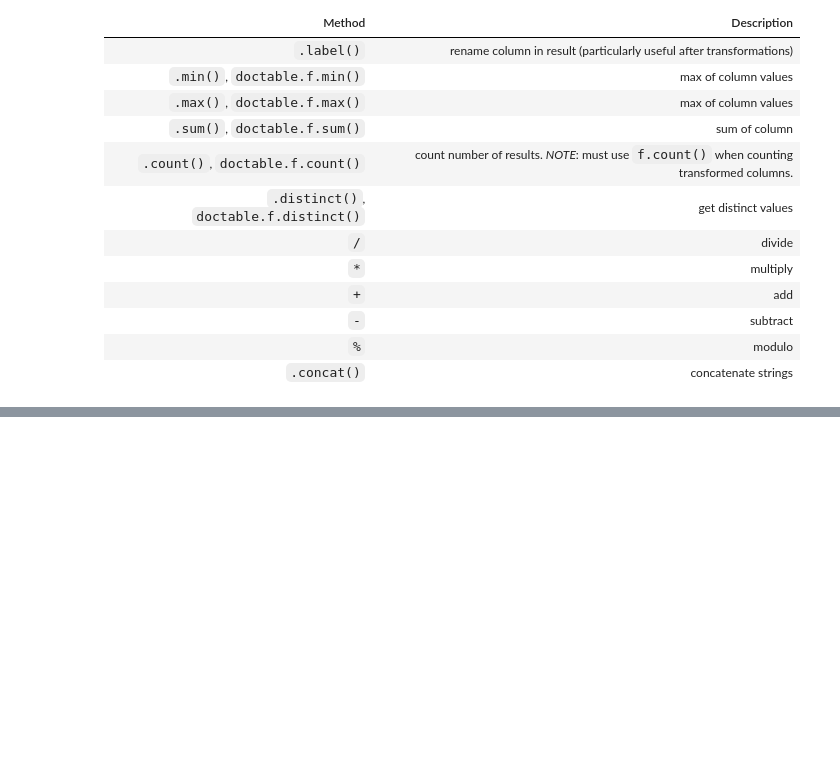
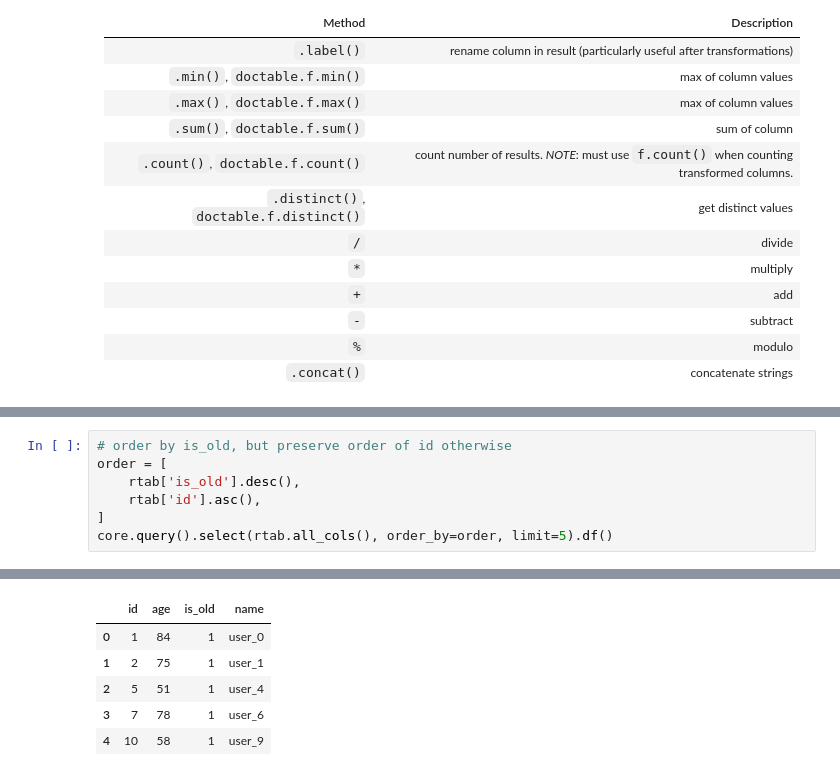
Before and after one commit to devincornell/doctable, a Jupyter notebook: examples/ex_select.ipynb, the cells around one changed output, grey strips where cells are left out. Drawn from its saved outputs; the diff is of its cells as text; blank space fills up the shorter version.

```diff
--- a/examples/ex_select.ipynb
+++ b/examples/ex_select.ipynb
@@ -528,0 +572,8 @@ WHERE "Record".age > ?
+# %%
+# order by is_old, but preserve order of id otherwise
+order = [
+    rtab['is_old'].desc(),
+    rtab['id'].asc(),
+]
+core.query().select(rtab.all_cols(), order_by=order, limit=5).df()
+# %% [output]
@@ -528,0 +585,6 @@ WHERE "Record".age > ?
+|  | id | age | is_old | name |
+| 0 | 1 | 84 | 1 | user_0 |
+| 1 | 2 | 75 | 1 | user_1 |
+| 2 | 5 | 51 | 1 | user_4 |
+| 3 | 7 | 78 | 1 | user_6 |
+| 4 | 10 | 58 | 1 | user_9 |
```
Also changed, not shown: parts of 37 cells of this notebook.
